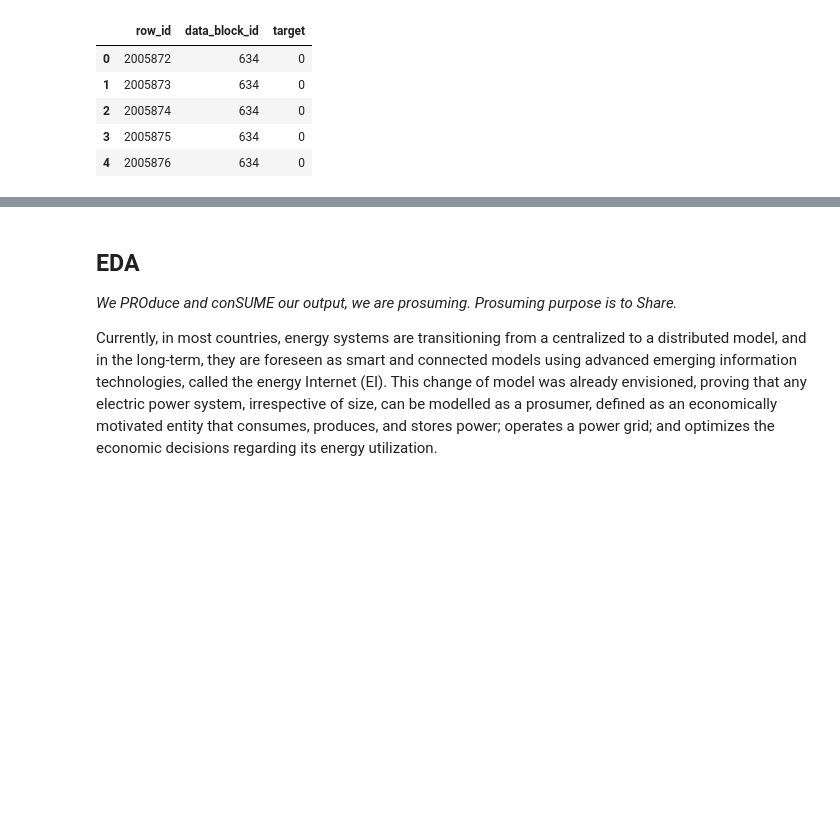
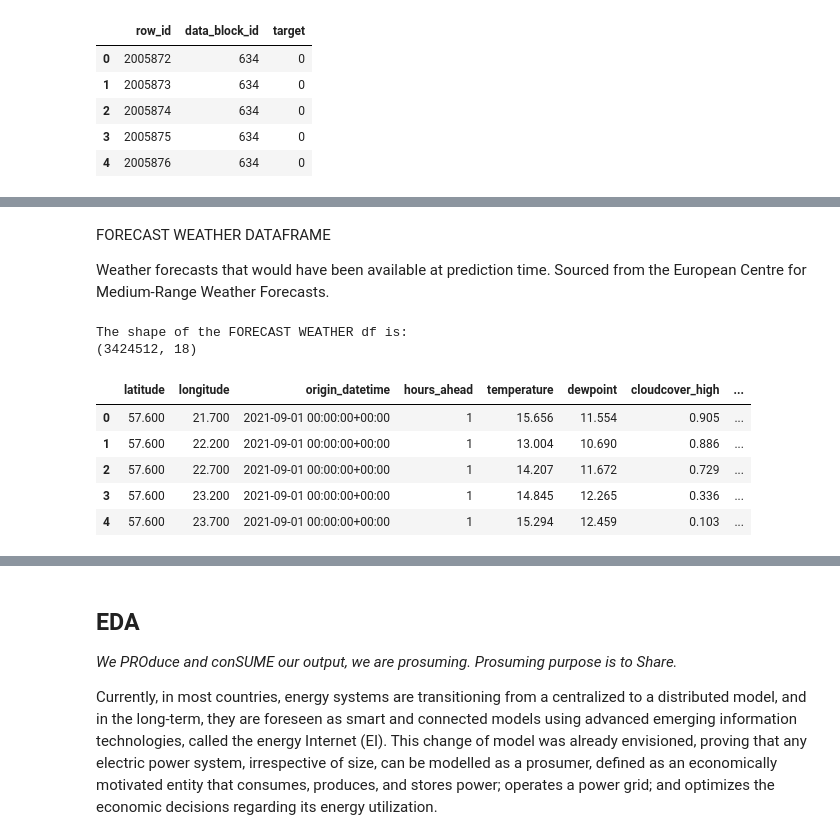
Before and after one commit to GiacomoPracucci/prosumer-energy-prediction, a Jupyter notebook: src/main.ipynb, the cells around one changed output, grey strips where cells are left out. Cells and saved outputs as stored; diff of their text form; code cells hidden in the pictures; blank space fills up the shorter version.

```diff
--- a/src/main.ipynb
+++ b/src/main.ipynb
@@ -31,5 +31,10 @@ pd.set_option('display.float_format', lambda x: '%.3f' % x)
 train = pd.read_csv('C:/Users/giaco/Desktop/repos/prosumer-energy-prediction/data/train.csv')
 test = pd.read_csv('C:/Users/giaco/Desktop/repos/prosumer-energy-prediction/data/example_test_files/test.csv')
 submission = pd.read_csv('C:/Users/giaco/Desktop/repos/prosumer-energy-prediction/data/example_test_files/sample_submission.csv')
+forecast_weather = pd.read_csv('C:/Users/giaco/Desktop/repos/prosumer-energy-prediction/data/forecast_weather.csv')
+historical_weather = pd.read_csv('C:/Users/giaco/Desktop/repos/prosumer-energy-prediction/data/historical_weather.csv')
+client = pd.read_csv('C:/Users/giaco/Desktop/repos/prosumer-energy-prediction/data/client.csv')
+elec_prices = pd.read_csv('C:/Users/giaco/Desktop/repos/prosumer-energy-prediction/data/electricity_prices.csv')
+gas_prices = pd.read_csv('C:/Users/giaco/Desktop/repos/prosumer-energy-prediction/data/gas_prices.csv')
 # %% [markdown]
 ## Data Exploration
@@ -88,0 +155,17 @@ submission.head()
+# %% [markdown]
+FORECAST WEATHER DATAFRAME
+
+Weather forecasts that would have been available at prediction time. Sourced from the European Centre for Medium-Range Weather Forecasts.
+# %%
+print("The shape of the FORECAST WEATHER df is:")
+print(forecast_weather.shape)
+forecast_weather.head()
+# %% [output]
+The shape of the FORECAST WEATHER df is:
+(3424512, 18)
+|  | latitude | longitude | origin_datetime | hours_ahead | temperature | dewpoint | cloudcover_high | ... |
+| 0 | 57.600 | 21.700 | 2021-09-01 00:00:00+00:00 | 1 | 15.656 | 11.554 | 0.905 | ... |
+| 1 | 57.600 | 22.200 | 2021-09-01 00:00:00+00:00 | 1 | 13.004 | 10.690 | 0.886 | ... |
+| 2 | 57.600 | 22.700 | 2021-09-01 00:00:00+00:00 | 1 | 14.207 | 11.672 | 0.729 | ... |
+| 3 | 57.600 | 23.200 | 2021-09-01 00:00:00+00:00 | 1 | 14.845 | 12.265 | 0.336 | ... |
+| 4 | 57.600 | 23.700 | 2021-09-01 00:00:00+00:00 | 1 | 15.294 | 12.459 | 0.103 | ... |
```
Also changed, not shown: parts of 19 cells of this notebook.
